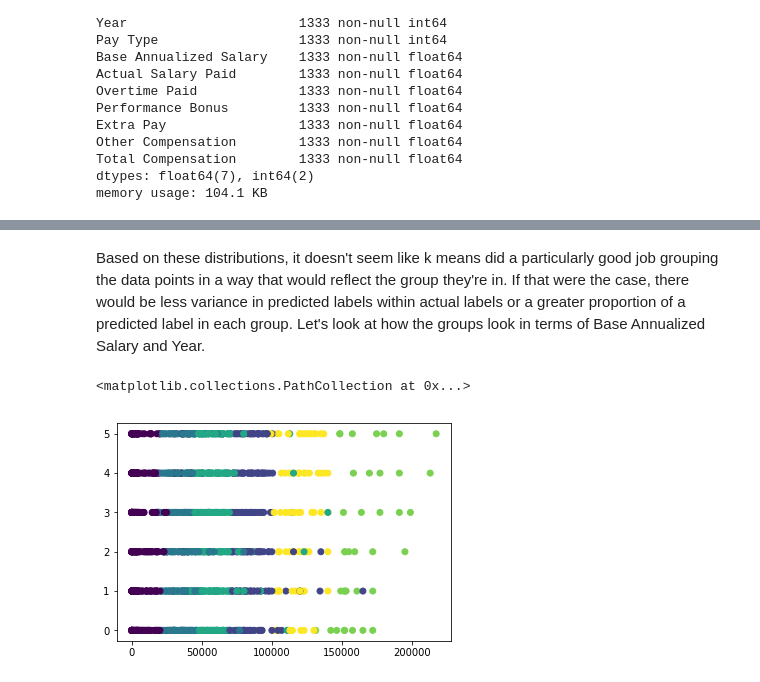
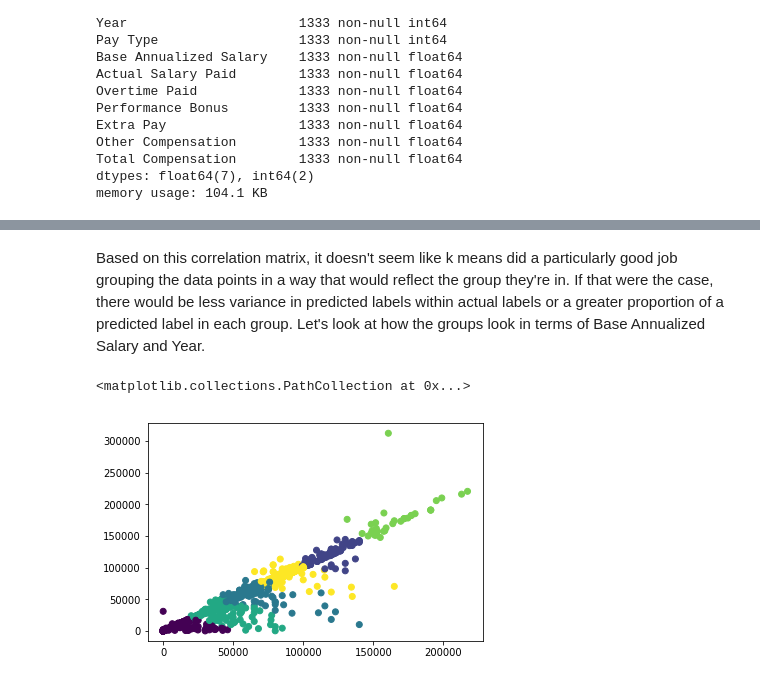
Before and after one commit to michaelcwatts123/JLab, a Jupyter notebook: Lab1.ipynb, the cells around one changed output, grey strips where cells are left out. Cells and saved outputs as stored; diff of their text form; code cells hidden in the pictures.

```diff
--- a/Lab1.ipynb
+++ b/Lab1.ipynb
@@ -230,3 +230,10 @@ memory usage: 112.0 KB
 All of the remaining data is salary information, which can for our purposes be left as a floating point number. This will enable us to use it to find averages and deviations across groups, years, etc.
 
 We are not missing any data. However, if we were, we could impute it. For example, if we were missing “Actual Salary Paid” for a row, we could group the data by the “Group” data we have encoded and “Year” data, and estimate the salary using either the median or average per group per year.
+# %%
+import seaborn as sns
+cmap = sns.set(style="darkgrid") # one of the many styles to plot using
+heatmap_columns_1 = ['payType', 'Base Annualized Salary', 'Actual Salary Paid', 'Total Compensation']
+f, ax = plt.subplots(figsize=(5, 5))
+sns.heatmap(dataFrame[heatmap_columns_1].corr(), cmap=cmap, annot=True)
+# f.tight_layout()
@@ -281,8 +294,8 @@ dtype: int64
 # %% [markdown]
-Based on these distributions, it doesn't seem like k means did a particularly good job grouping the data points in a way that would reflect the group they're in.  If that were the case, there would be less variance in predicted labels within actual labels or a greater proportion of a predicted label in each group.  Let's look at how the groups look in terms of Base Annualized Salary and Year.
+Based on this correlation matrix, it doesn't seem like k means did a particularly good job grouping the data points in a way that would reflect the group they're in.  If that were the case, there would be less variance in predicted labels within actual labels or a greater proportion of a predicted label in each group.  Let's look at how the groups look in terms of Base Annualized Salary and Year.
 # %%
 import matplotlib.pyplot as plt
-plt.scatter(cluster_df["Base Annualized Salary"].values, cluster_df["Year"].values, c=cluster_label['Predicted Label'].values)
+plt.scatter(cluster_df["Base Annualized Salary"].values, cluster_df["Total Compensation"].values, c=cluster_label['Predicted Label'].values)
 # %% [output]
 <matplotlib.collections.PathCollection at 0x...>
-[figure, old version]
+[figure, new version]
```
Also changed, not shown: parts of 8 cells of this notebook.
